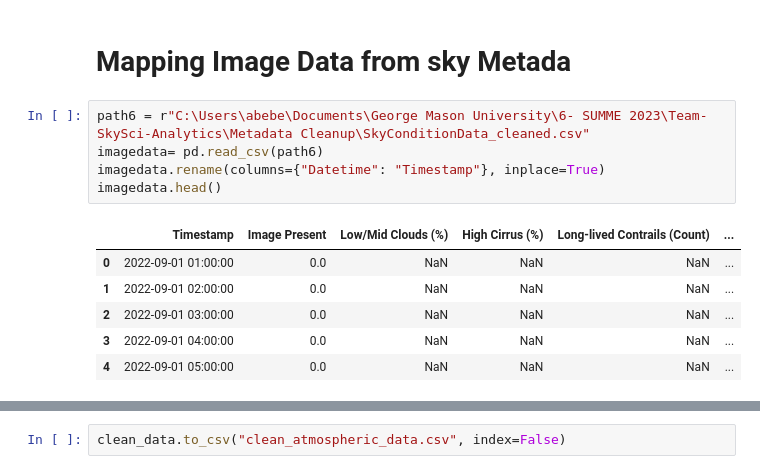
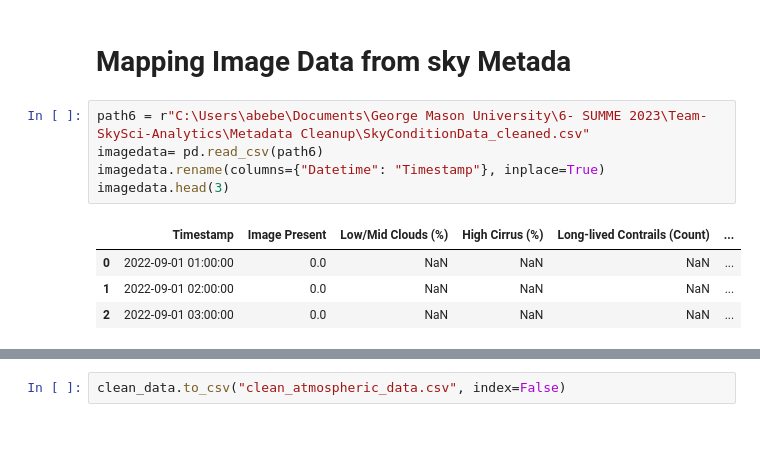
Before and after one commit to Fraolabebe/Team-SkySci-Analytics, a Jupyter notebook: Atmospheric Data Scraper/MonthlyAtmosphericData - Cleanup.ipynb, the cells around one changed output, grey strips where cells are left out. Saved outputs shown, nothing was run; the diff lists cells and outputs as text; blank space fills up the shorter version.

```diff
--- a/Atmospheric Data Scraper/MonthlyAtmosphericData - Cleanup.ipynb
+++ b/Atmospheric Data Scraper/MonthlyAtmosphericData - Cleanup.ipynb
@@ -109,12 +84,10 @@ master_data
 # %%
 path6 = r"C:\Users\abebe\Documents\George Mason University\6- SUMME 2023\Team-SkySci-Analytics\Metadata Cleanup\SkyConditionData_cleaned.csv"
 imagedata= pd.read_csv(path6)
 imagedata.rename(columns={"Datetime": "Timestamp"}, inplace=True)
-imagedata.head()
+imagedata.head(3)
 # %% [output]
 |  | Timestamp | Image Present | Low/Mid Clouds (%) | High Cirrus (%) | Long-lived Contrails (Count) | ... |
 | 0 | 2022-09-01 01:00:00 | 0.0 | NaN | NaN | NaN | ... |
 | 1 | 2022-09-01 02:00:00 | 0.0 | NaN | NaN | NaN | ... |
 | 2 | 2022-09-01 03:00:00 | 0.0 | NaN | NaN | NaN | ... |
-| 3 | 2022-09-01 04:00:00 | 0.0 | NaN | NaN | NaN | ... |
-| 4 | 2022-09-01 05:00:00 | 0.0 | NaN | NaN | NaN | ... |
```
Also changed, not shown: parts of 18 cells of this notebook.
